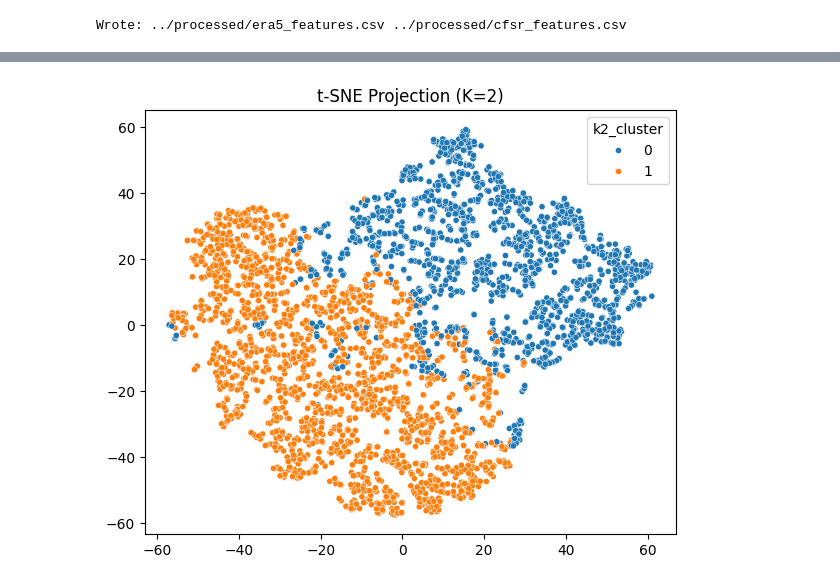
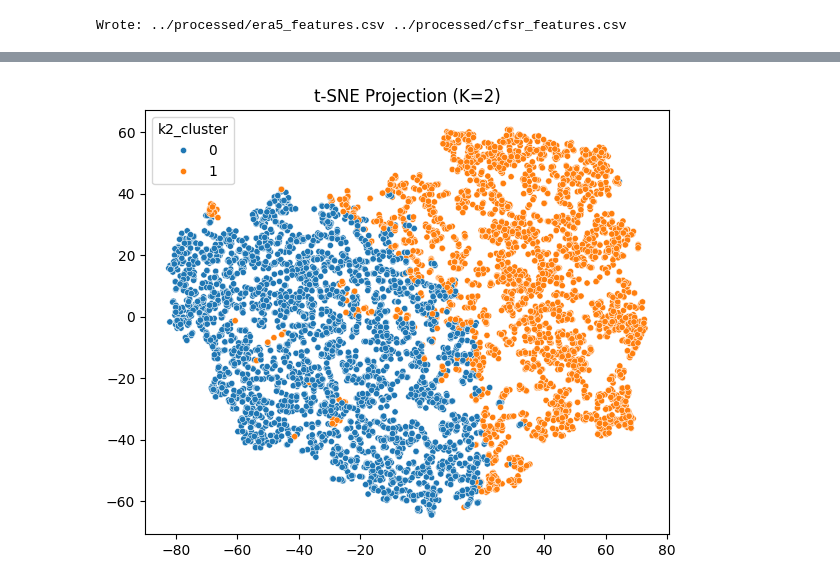
Before and after one commit to DaniJonesOcean/etc-impacts-great-lakes, a Jupyter notebook: notebooks/03_build_GMM_model.ipynb, the cells around one changed output, grey strips where cells are left out. Cells and saved outputs as stored; diff of their text form; code cells hidden in the pictures.

```diff
--- a/notebooks/03_build_GMM_model.ipynb
+++ b/notebooks/03_build_GMM_model.ipynb
@@ -115,10 +115,10 @@ X_era5 = df_era5[features_to_cluster].copy()
 X_cfsr = df_cfsr[features_to_cluster].copy()
 
 scaler = StandardScaler()
-X_cfsr_scaled = pd.DataFrame(
-    scaler.fit_transform(X_cfsr),
-    columns=X_cfsr.columns,
-    index=X_cfsr.index
+X_era5_scaled = pd.DataFrame(
+    scaler.fit_transform(X_era5),
+    columns=X_era5.columns,
+    index=X_era5.index
 )
 # %%
 # ------------------------------
@@ -243,14 +243,14 @@ final_gmm_k2 = GaussianMixture(
     random_state=42,
     n_init=5
 )
-final_gmm_k2.fit(X_cfsr_scaled)
+final_gmm_k2.fit(X_era5_scaled)
 
-df_cfsr['k2_cluster'] = final_gmm_k2.predict(X_cfsr_scaled)
-df_cfsr['k2_posterior'] = final_gmm_k2.predict_proba(X_cfsr_scaled).max(axis=1)
+df_era5['k2_cluster'] = final_gmm_k2.predict(X_era5_scaled)
+df_era5['k2_posterior'] = final_gmm_k2.predict_proba(X_era5_scaled).max(axis=1)
 
 # --- Save labeled dataframe ---
-out_csv = os.path.join(OUT_DIR, "cfsr_storms_labeled_k2.csv")
-df_cfsr.to_csv(out_csv, index=False)
+out_csv = os.path.join(OUT_DIR, "era5_storms_labeled_k2.csv")
+df_era5.to_csv(out_csv, index=False)
 
 # --- Save model artifacts ---
 joblib.dump(scaler, os.path.join(OUT_DIR, "scaler.joblib"))
@@ -259,5 +259,5 @@ joblib.dump(final_gmm_k2, os.path.join(OUT_DIR, "final_gmm_k2.joblib"))
 with open(os.path.join(OUT_DIR, "features.json"), "w") as f:
     json.dump(features_to_cluster, f, indent=2)
 
-print("Saved: cfsr_storms_labeled_k2.csv, scaler.joblib, final_gmm_k2.joblib, features.json")
+print("Saved: era5_storms_labeled_k2.csv, scaler.joblib, final_gmm_k2.joblib, features.json")
 # %% [output]
@@ -283,11 +276,11 @@ plt.show()
 # %%
 
 # t-SNE
-X_tsne = TSNE(n_components=2, perplexity=30, random_state=42).fit_transform(X_cfsr_scaled)
+X_tsne = TSNE(n_components=2, perplexity=30, random_state=42).fit_transform(X_era5_scaled)
 plt.figure(figsize=(6, 5))
-sns.scatterplot(x=X_tsne[:, 0], y=X_tsne[:, 1], hue=df_cfsr['k2_cluster'], palette='tab10', s=20)
+sns.scatterplot(x=X_tsne[:, 0], y=X_tsne[:, 1], hue=df_era5['k2_cluster'], palette='tab10', s=20)
 plt.title("t-SNE Projection (K=2)")
 plt.tight_layout()
 plt.show()
 # %% [output]
-[figure, old version]
+[figure, new version]
```
Also changed, not shown: parts of 8 cells of this notebook, 18 other files.
